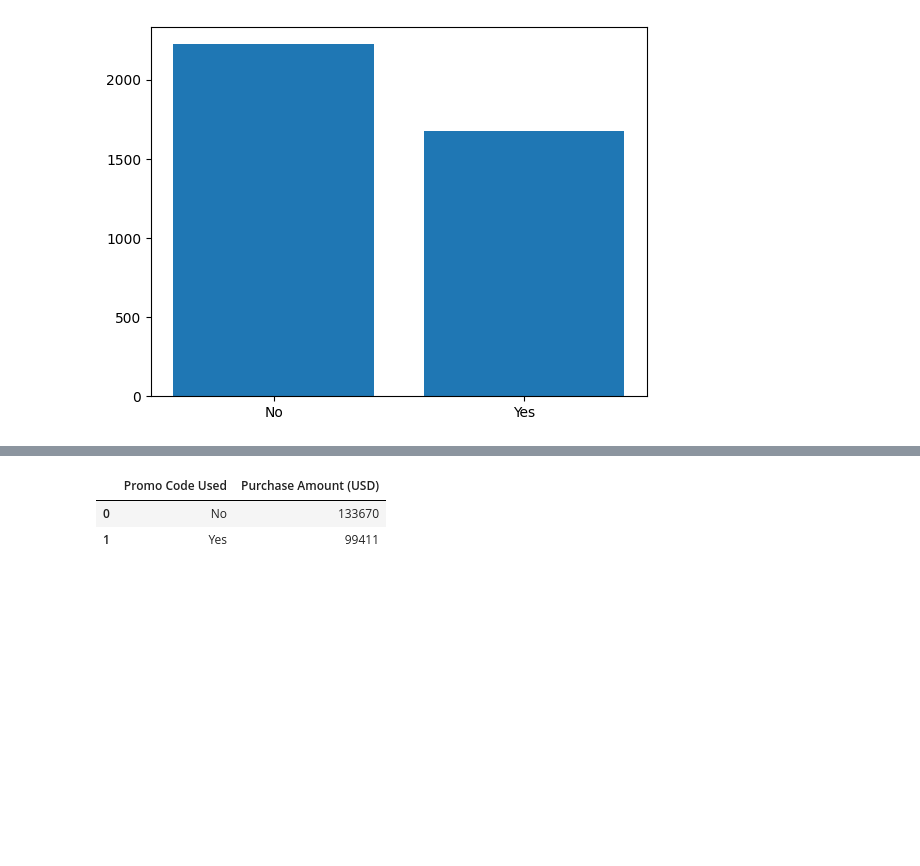
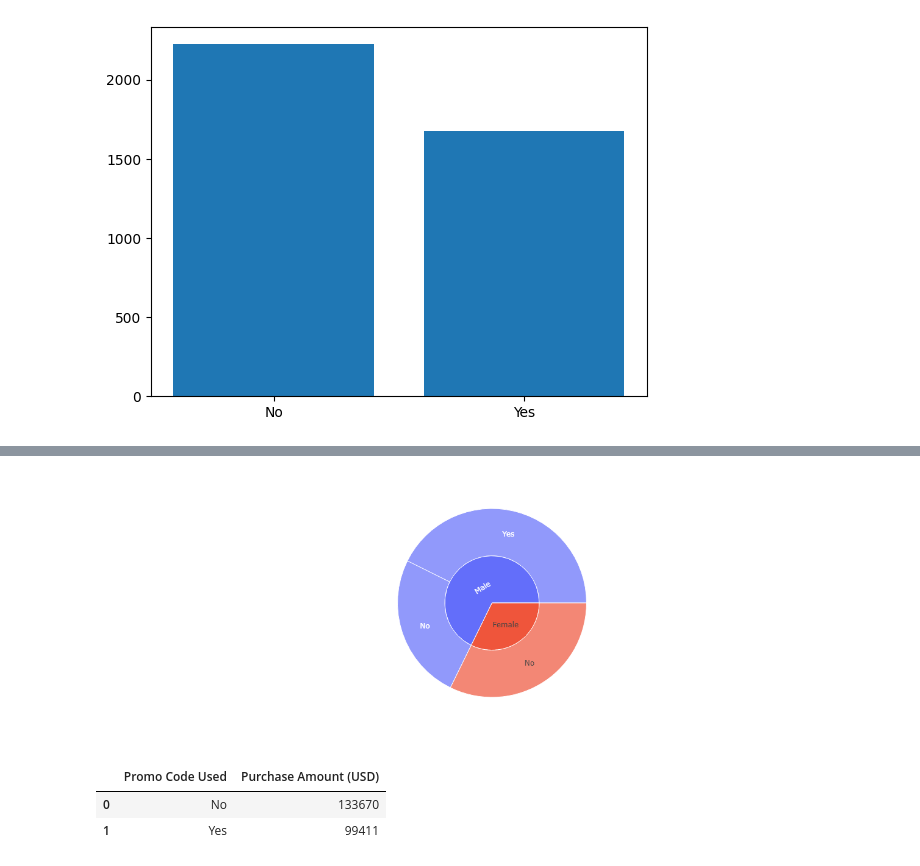
Before and after one commit to YusufAltuntas/customer-shopping-trend-EDA, a Jupyter notebook: customer-shopping-trend-EDA.ipynb, the cells around one changed output, grey strips where cells are left out. Cells and saved outputs as stored; diff of their text form; code cells hidden in the pictures; blank space fills up the shorter version.

```diff
--- a/customer-shopping-trend-EDA.ipynb
+++ b/customer-shopping-trend-EDA.ipynb
@@ -807,3 +805,13 @@ fig.show()
+# %%
+from IPython.display import Image
+
+# Fotoğrafın dosya yolunu belirtin
+file_path = r"C:\Users\Yusuf Altuntaş\Desktop\repolarim\customer-shopping-trend-EDA\gender-promocode-sunburst.png"  # Fotoğrafın gerçek dosya yolunu belirtin
+
+# Fotoğrafı göster
+Image(file_path)
+# %% [output]
+[figure, added]
 # %%
 promo_code_groupby = df.groupby("Promo Code Used")["Purchase Amount (USD)"].sum().reset_index()
 promo_code_groupby
```
Also changed, not shown: parts of 1 cell of this notebook.
